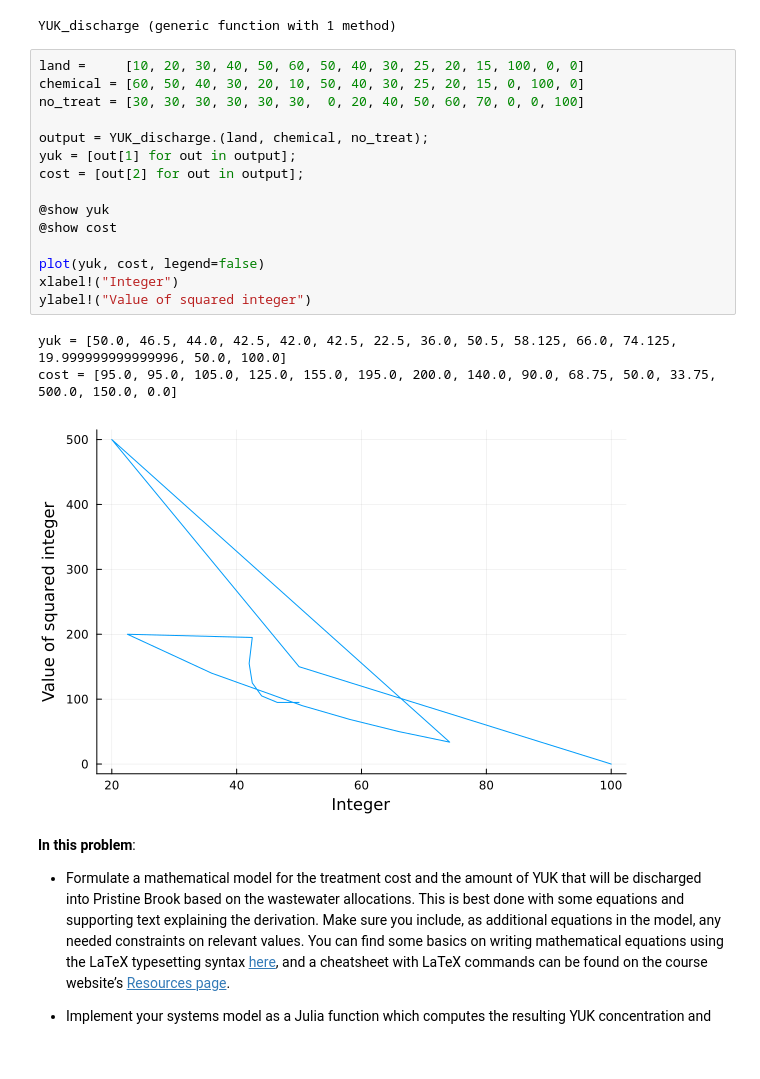
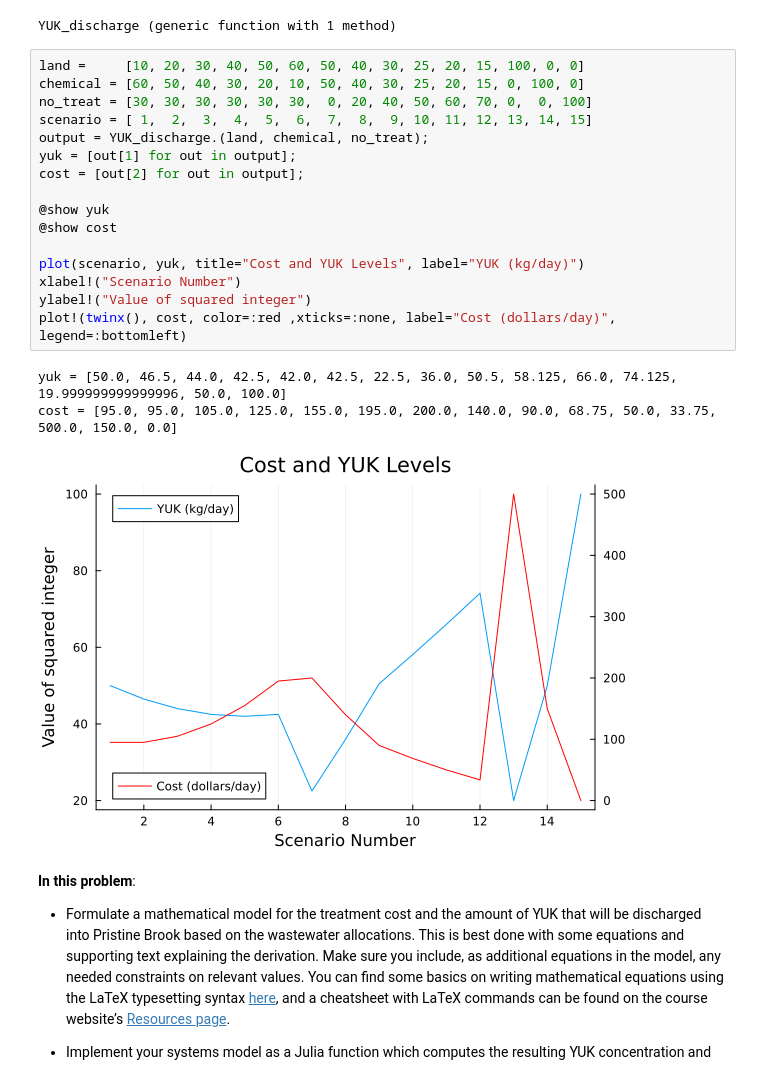
Before and after one commit to BEE4750-FA24/hw1-badynmt, a Jupyter notebook: hw01.ipynb, the cells around one changed output. Drawn from its saved outputs; the diff is of its cells as text.

```diff
--- a/hw01.ipynb
+++ b/hw01.ipynb
@@ -395,22 +395,23 @@ YUK_discharge (generic function with 1 method)
 # %%
 land =     [10, 20, 30, 40, 50, 60, 50, 40, 30, 25, 20, 15, 100, 0, 0]
 chemical = [60, 50, 40, 30, 20, 10, 50, 40, 30, 25, 20, 15, 0, 100, 0]
-no_treat = [30, 30, 30, 30, 30, 30,  0, 20, 40, 50, 60, 70, 0, 0, 100]
-
+no_treat = [30, 30, 30, 30, 30, 30,  0, 20, 40, 50, 60, 70, 0,  0, 100]
+scenario = [ 1,  2,  3,  4,  5,  6,  7,  8,  9, 10, 11, 12, 13, 14, 15]
 output = YUK_discharge.(land, chemical, no_treat);
 yuk = [out[1] for out in output];
 cost = [out[2] for out in output];
 
 @show yuk
 @show cost
 
-plot(yuk, cost, legend=false)
-xlabel!("Integer")
+plot(scenario, yuk, title="Cost and YUK Levels", label="YUK (kg/day)")
+xlabel!("Scenario Number")
 ylabel!("Value of squared integer")
+plot!(twinx(), cost, color=:red ,xticks=:none, label="Cost (dollars/day)", legend=:bottomleft)
 # %% [output]
 yuk = [50.0, 46.5, 44.0, 42.5, 42.0, 42.5, 22.5, 36.0, 50.5, 58.125, 66.0, 74.125, 19.999999999999996, 50.0, 100.0]
 cost = [95.0, 95.0, 105.0, 125.0, 155.0, 195.0, 200.0, 140.0, 90.0, 68.75, 50.0, 33.75, 500.0, 150.0, 0.0]
-[figure, old version]
+[figure, new version]
 # %% [markdown]
 **In this problem**:
 
```
Also changed, not shown: parts of 1 cell of this notebook.
